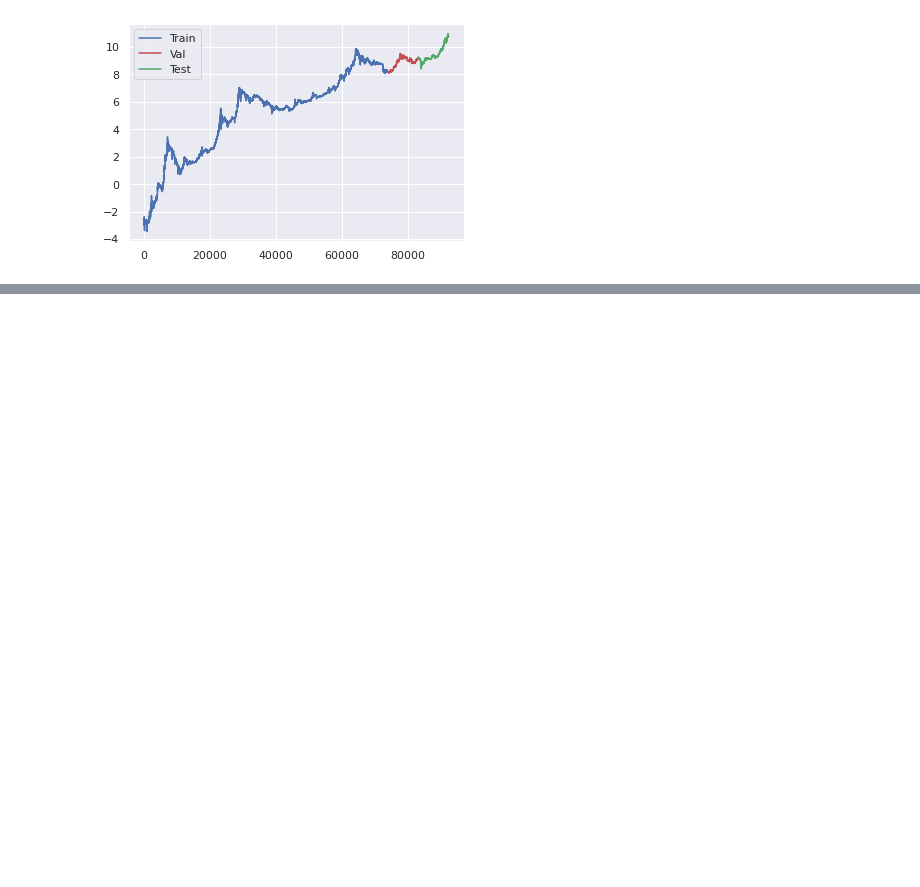
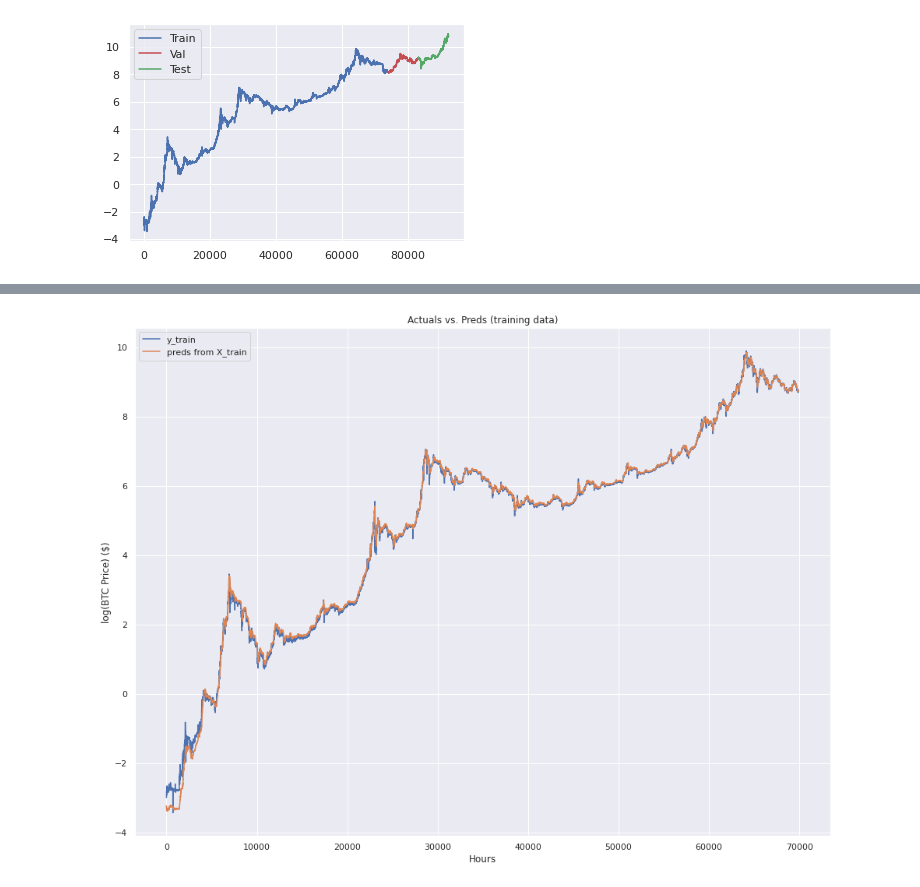
Before and after one commit to codeananda/bitcoin_price_predictor, a Jupyter notebook: price_predictor/keras_price_predictor.ipynb, the cells around one changed output, grey strips where cells are left out. Drawn from its saved outputs; the diff is of its cells as text; code cells hidden in the pictures; blank space fills up the shorter version.

```diff
--- a/price_predictor/keras_price_predictor.ipynb
+++ b/price_predictor/keras_price_predictor.ipynb
@@ -1337,0 +1467,10 @@ Epoch 500/500
+# %%
+fig, ax = plt.subplots(figsize=(16, 12))
+ax.plot(y_train, label='y_train')
+ax.plot(loaded_model.predict(X_train), label='preds from X_train')
+ax.legend()
+ax.set(xlabel='Hours', ylabel='log(BTC Price) ($)',
+       title='Actuals vs. Preds (training data)')
+plt.show()
+# %% [output]
+[figure, added]
```
Also changed, not shown: parts of 19 cells of this notebook, 2 other files.
